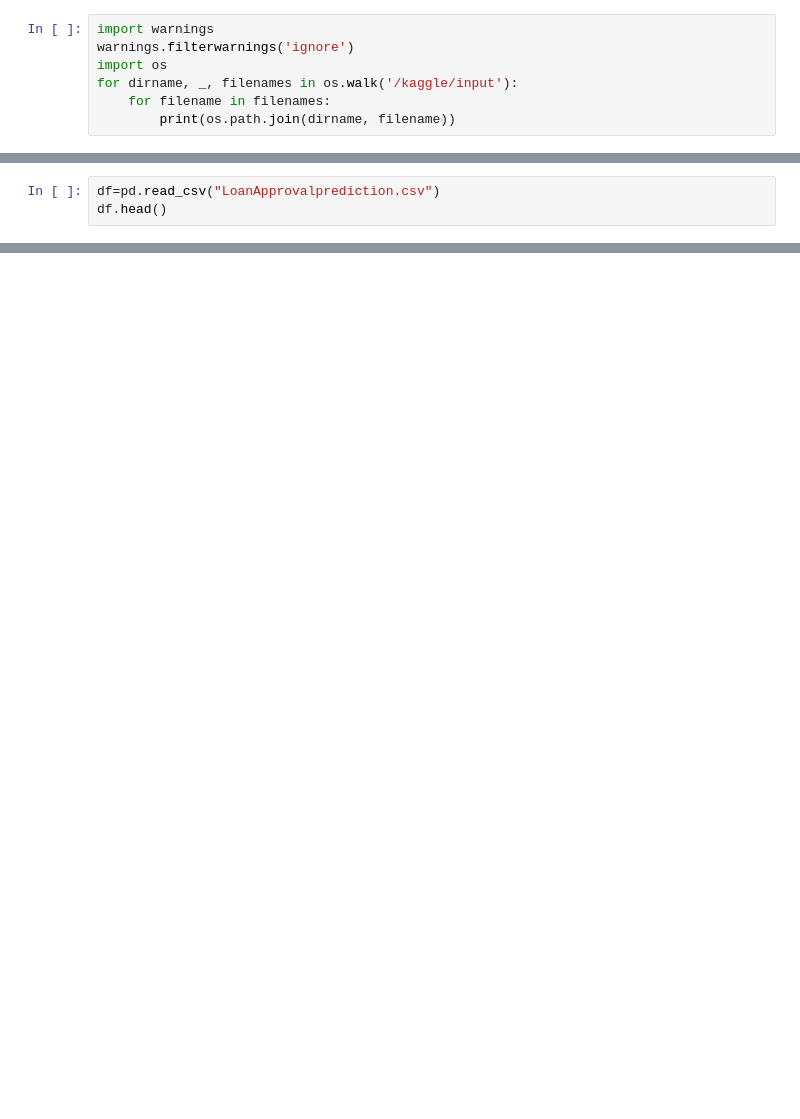
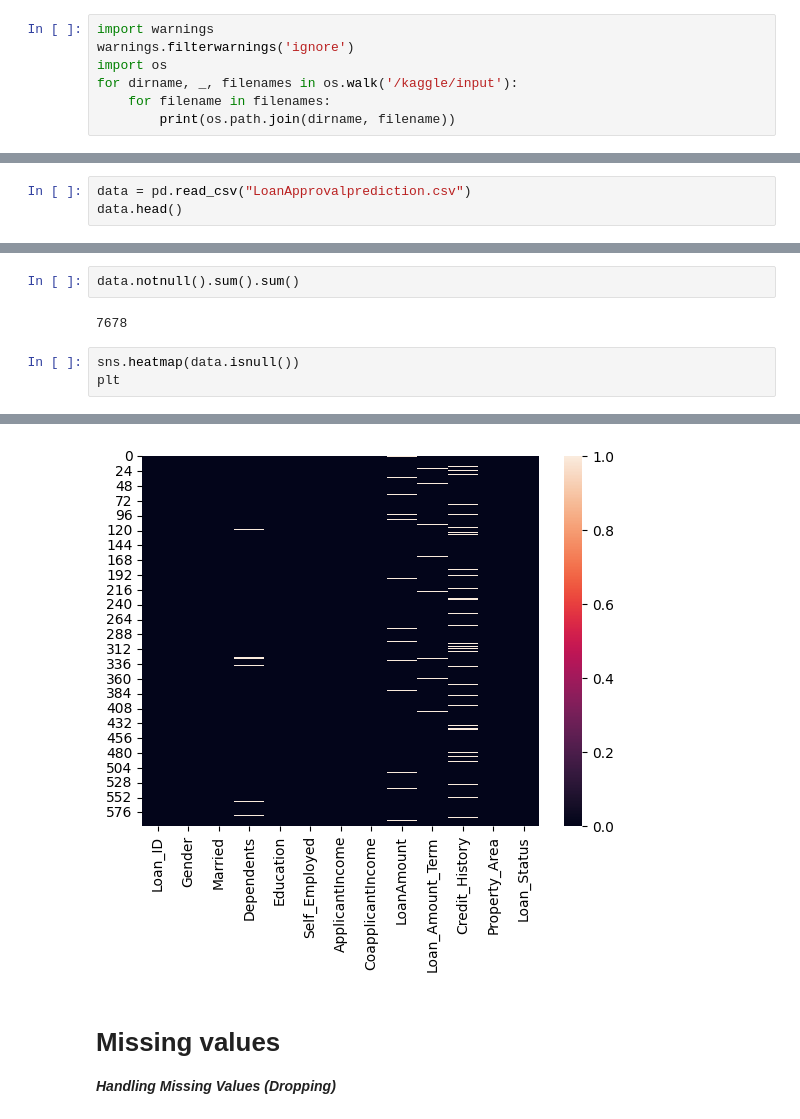
Before and after one commit to azaz9026/Data_Cleaning, a Jupyter notebook: data_cleaning.ipynb, the cells around one changed output, grey strips where cells are left out. Drawn from its saved outputs; the diff is of its cells as text; blank space fills up the shorter version.

Commit message:
# Missing values
***Handling Missing Values (Dropping)***

```diff
--- a/data_cleaning.ipynb
+++ b/data_cleaning.ipynb
@@ -21,6 +15,6 @@ for dirname, _, filenames in os.walk('/kaggle/input'):
 # %%
-df=pd.read_csv("LoanApprovalprediction.csv")
-df.head()
+data = pd.read_csv("LoanApprovalprediction.csv")
+data.head()
 # %% [output]
 |  | Loan_ID | Gender | Married | Dependents | Education | Self_Employed | ApplicantIncome | CoapplicantIncome | ... |
 | 0 | LP001002 | Male | No | 0.0 | Graduate | No | 5849 | 0.0 | ... |
@@ -30,0 +86,8 @@ df.head()
+# %%
+data.notnull().sum().sum()
+# %% [output]
+7678
+# %%
+sns.heatmap(data.isnull())
+plt
+# %% [output]
@@ -30,0 +95,5 @@ df.head()
+[figure, added]
+# %% [markdown]
+# Missing values
+
+***Handling Missing Values (Dropping)***
```
Also changed, not shown: parts of 32 cells of this notebook.
